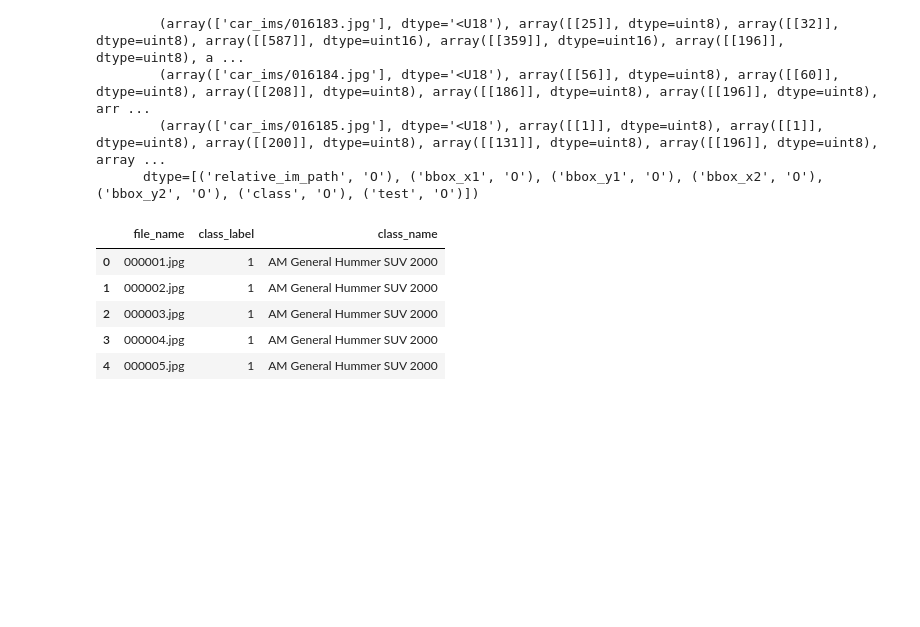
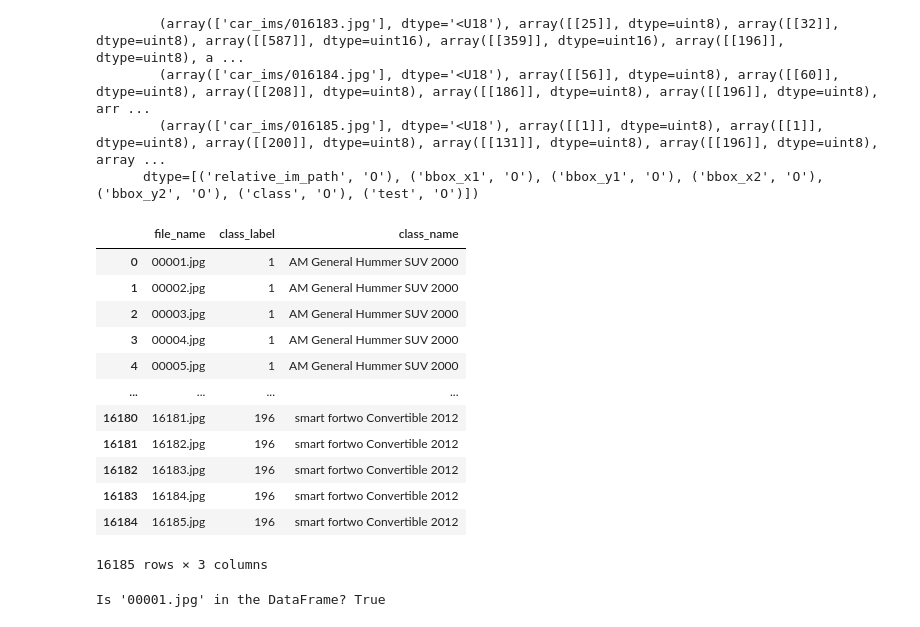
Before and after one commit to amaraljt/car-detection, a Jupyter notebook: notebooks/cnn-test.ipynb, the cells around one changed output. Cells and saved outputs as stored; diff of their text form; code cells hidden in the pictures; blank space fills up the shorter version.

```diff
--- a/notebooks/cnn-test.ipynb
+++ b/notebooks/cnn-test.ipynb
@@ -57,6 +59,7 @@ array([[(array(['car_ims/000001.jpg'], dtype='<U18'), array([[112]], dtype=uint8
 # %%
 class_names = [str(c[0]) for c in class_names[0]] # class_names : '2011 Audi A4'
 image_names = [str(a[0][0].replace('car_ims/', '')) for a in annotations[0]] # image_names : '00001.jpg'
+image_names = [name[1:] if name.startswith('0') else name for name in image_names] # fixes extra leading 0
 class_labels = [a[5][0][0] for a in annotations[0]] # class_labels : '1,2,3,...,n'
 # %%
 # create dataframe
@@ -68,11 +71,26 @@ data = {
 
 df = pd.DataFrame(data)
 # %%
-df.head()
+df
 # %% [output]
 |  | file_name | class_label | class_name |
-| 0 | 000001.jpg | 1 | AM General Hummer SUV 2000 |
-| 1 | 000002.jpg | 1 | AM General Hummer SUV 2000 |
-| 2 | 000003.jpg | 1 | AM General Hummer SUV 2000 |
-| 3 | 000004.jpg | 1 | AM General Hummer SUV 2000 |
-| 4 | 000005.jpg | 1 | AM General Hummer SUV 2000 |
+| 0 | 00001.jpg | 1 | AM General Hummer SUV 2000 |
+| 1 | 00002.jpg | 1 | AM General Hummer SUV 2000 |
+| 2 | 00003.jpg | 1 | AM General Hummer SUV 2000 |
+| 3 | 00004.jpg | 1 | AM General Hummer SUV 2000 |
+| 4 | 00005.jpg | 1 | AM General Hummer SUV 2000 |
+| ... | ... | ... | ... |
+| 16180 | 16181.jpg | 196 | smart fortwo Convertible 2012 |
+| 16181 | 16182.jpg | 196 | smart fortwo Convertible 2012 |
+| 16182 | 16183.jpg | 196 | smart fortwo Convertible 2012 |
+| 16183 | 16184.jpg | 196 | smart fortwo Convertible 2012 |
+| 16184 | 16185.jpg | 196 | smart fortwo Convertible 2012 |
+16185 rows × 3 columns
+# %%
+# Check if '00001.jpg' is in the 'file_name' column
+image_file_name = df.iloc[0]['file_name']
+is_in_dataframe = image_file_name in df['file_name'].values
+
+print(f"Is '{image_file_name}' in the DataFrame? {is_in_dataframe}")
+# %% [output]
+Is '00001.jpg' in the DataFrame? True
```
Also changed, not shown: parts of 5 cells of this notebook.
